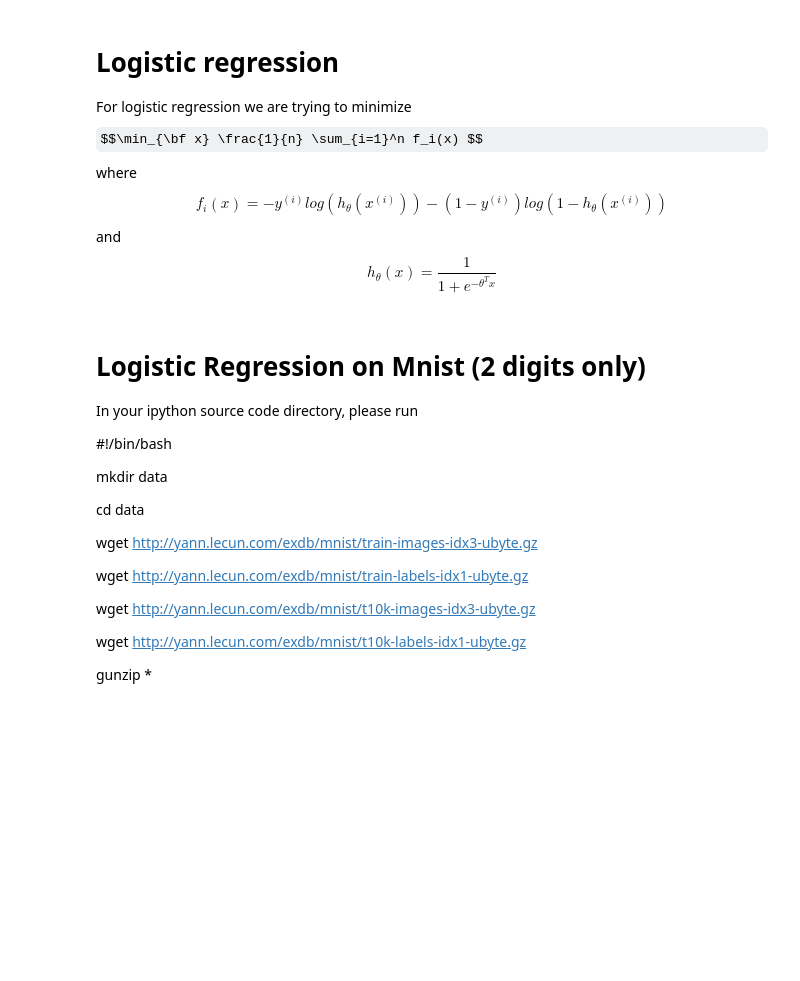
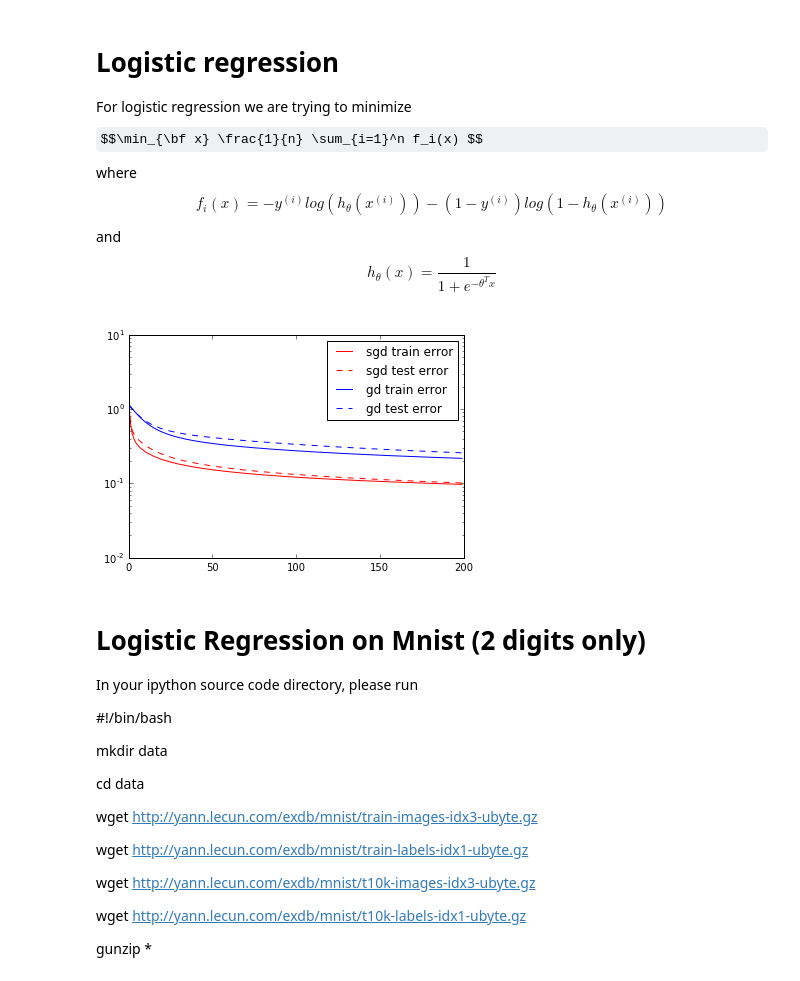
Before and after one commit to agnusmaximus/snippets, a Jupyter notebook: gd.ipynb, the cells around one changed output. Drawn from its saved outputs; the diff is of its cells as text; code cells hidden in the pictures; some formulas as TeX source; blank space fills up the shorter version.

```diff
--- a/gd.ipynb
+++ b/gd.ipynb
@@ -181,40 +181,42 @@ sgd_w = gd_w
 def hyp(theta, x):
     r = float(1 / (1 + np.exp(-x.dot(theta))))
     if r == 0:
         return 1e-10
     if r == 1:
         return 1 - 1e-10
     return r
 
-def ComputeLoss(X, y, theta):
+def ComputeLossLogReg(X, y, theta):
     loss = 0
     for i, x in enumerate(X):
         loss += -y[i] * np.log(hyp(theta, x)) - (1-y[i]) * np.log((1 - hyp(theta, x)))
     return float(loss / X.shape[0])
 
-def GradientAtDatapoint(weights, datapoint_weights, datapoint_label):
+def GradientAtDatapointLogReg(weights, datapoint_weights, datapoint_label):
     h = hyp(weights, datapoint_weights)
     sgd_grad = datapoint_weights.T * (h-datapoint_label)
     return sgd_grad.T
 
-def ComputeGradient(X, y, w):
+def ComputeGradientLogReg(X, y, w):
     h = np.matrix([[hyp(w, x)] for x in X])
     gd_grad = (X.T * (h-y))
     return gd_grad
 
-sgd_train_losses, sgd_test_losses = SGD(X, y, X_test, y_test, sgd_w,
-                                        GradientAtDatapoint, ComputeLoss,
+sgd_train_losses, sgd_test_losses, sgd_w = SGD(X, y, X_test, y_test, sgd_w,
+                                        GradientAtDatapointLogReg, ComputeLossLogReg,
                                         n_iters=T, sgd_gamma=.005)
-gd_train_losses, gd_test_losses = GD(X, y, X_test, y_test, gd_w,
-                                     ComputeGradient, ComputeLoss,
+gd_train_losses, gd_test_losses, gd_w = GD(X, y, X_test, y_test, gd_w,
+                                     ComputeGradientLogReg, ComputeLossLogReg,
                                      n_iters=T, gd_gamma=.9)
 
 plt.semilogy(range(T), sgd_train_losses, 'r-', label="sgd train error")
 plt.semilogy(range(T), sgd_test_losses, '--r', label="sgd test error")
 plt.semilogy(range(T), gd_train_losses, 'b-', label="gd train error")
 plt.semilogy(range(T), gd_test_losses, '--b', label="gd test error")
 plt.legend(loc="upper right")
 plt.show();
+# %% [output]
+[figure, added]
 # %% [markdown]
 # Logistic Regression on Mnist (2 digits only)
 
```
Also changed, not shown: parts of 5 cells of this notebook.
